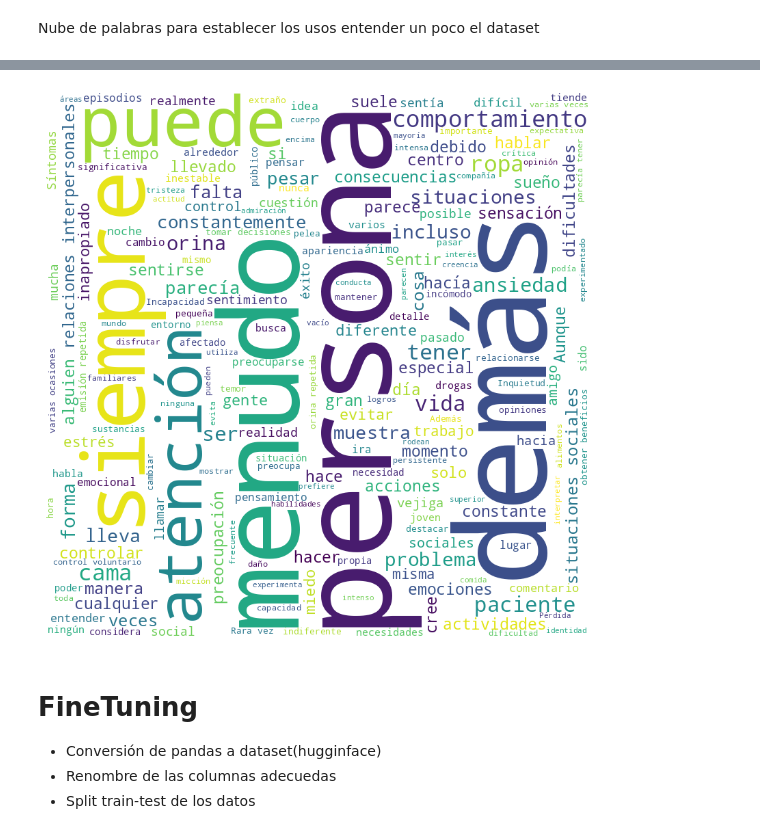
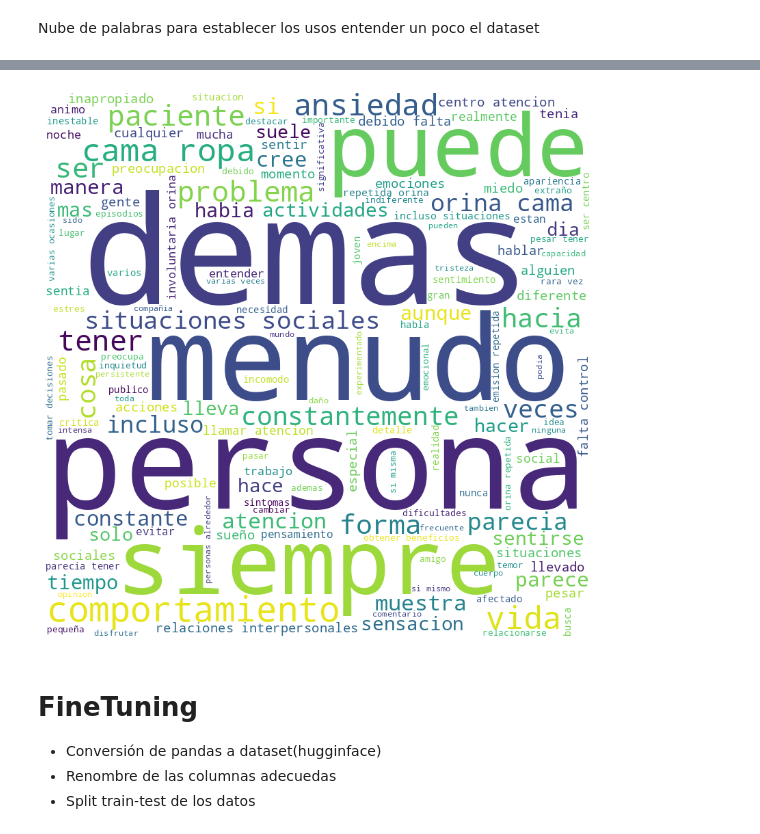
Before and after one commit to edmenciab733/hackaton2023, a Jupyter notebook: diagnostico_trastornos_edgar.ipynb, the cells around one changed output, grey strips where cells are left out. Drawn from its saved outputs; the diff is of its cells as text; code cells hidden in the pictures.

```diff
--- a/diagnostico_trastornos_edgar.ipynb
+++ b/diagnostico_trastornos_edgar.ipynb
@@ -148,0 +181,3 @@ data.head()
+# %%
+data["Sintoma_Limpia"] = [clean_text(x) for x in data["Síntoma"]]
+data.head()
@@ -152,7 +194,7 @@ Nube de palabras para establecer los usos entender un poco el dataset
 def nube_palabras(all_text):
   wordcloud = WordCloud(width = 800, height = 800,
                   background_color ='white',
-                  stopwords = stopwords,
+
                   min_font_size = 10).generate(all_text)
 
   plt.figure(figsize = (8, 8), facecolor = None)
@@ -165,9 +231,9 @@ stopwords  = set(stopwords.words('spanish'))
 # %%
-all_text = ' '.join(list(data["Síntoma"].values))
+all_text = ' '.join(list(data["Sintoma_Limpia"].values))
 nube_palabras(all_text)
 del all_text
 # %% [output]
-[figure, old version]
+[figure, new version]
 # %% [markdown]
 # FineTuning
 - Conversión de pandas a dataset(hugginface)
```
Also changed, not shown: parts of 26 cells of this notebook.
